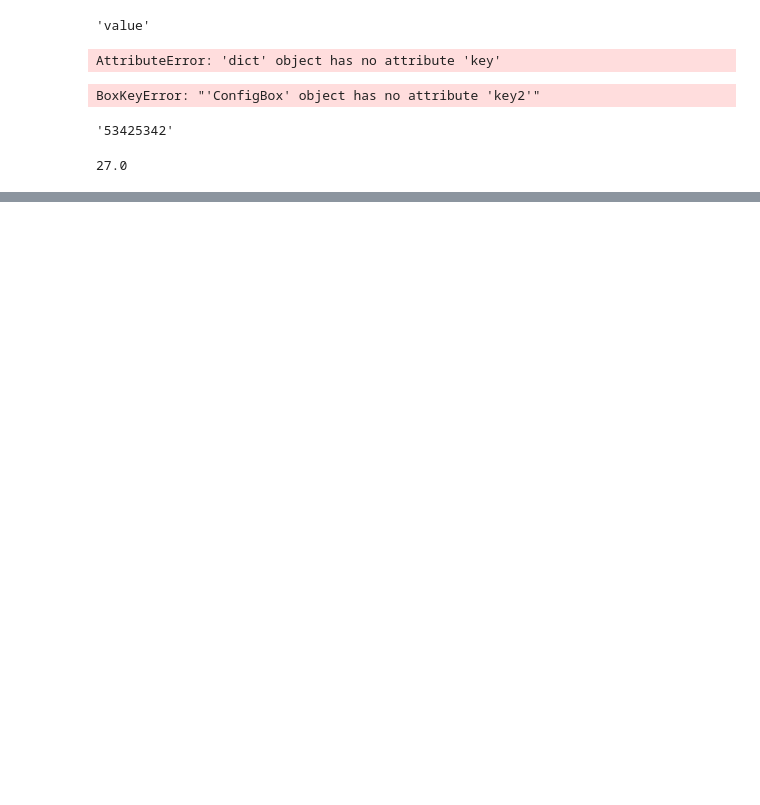
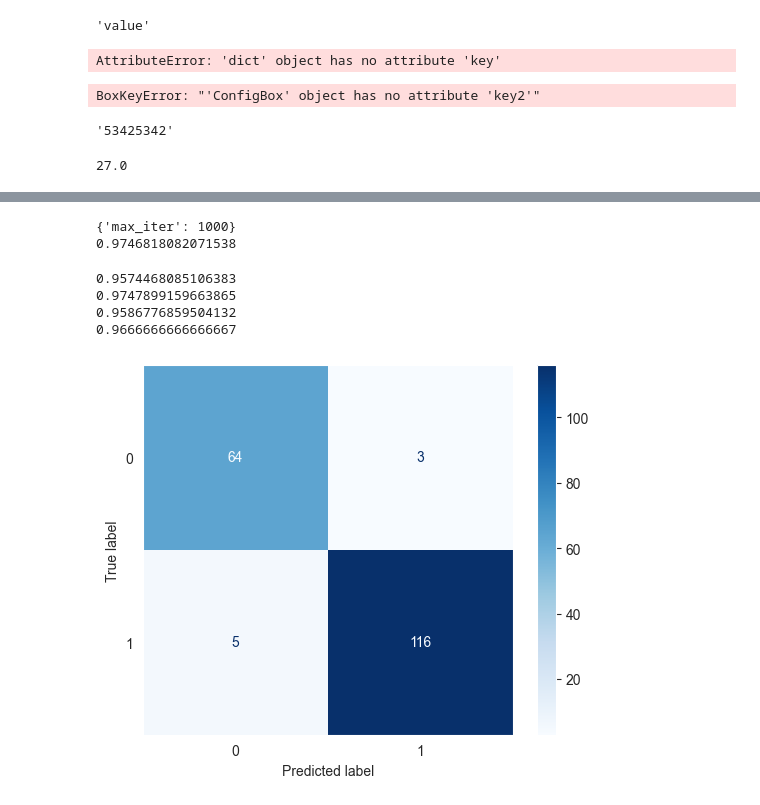
Before and after one commit to ManudevVerma/chest_cancer_classifier, a Jupyter notebook: research/trials.ipynb, the cells around one changed output, grey strips where cells are left out. Saved outputs shown, nothing was run; the diff lists cells and outputs as text; code cells hidden in the pictures; blank space fills up the shorter version.

```diff
--- a/research/trials.ipynb
+++ b/research/trials.ipynb
@@ -35,0 +202,7 @@ getProduct(3.0,9)
+# %%
+params =[{'C':[1,3, 5, 7, 10, 12, 15, 20, 100]}, {'max_iter':[100,150, 500, 1000, 1500, 2000]}]
+# %%
+LogisticModel = LogisticRegression(C=100, max_iter=100)
+# %%
+model = GridSearchCV(LogisticModel, param_grid=params, scoring = 'f1', cv=5)
+model.fit(x_train, y_train)
@@ -35,0 +231,29 @@ getProduct(3.0,9)
+# %%
+print(model.best_params_)
+print(model.best_score_)
+# %% [output]
+{'max_iter': 1000}
+0.9746818082071538
+# %%
+y_pred = model.predict(x_test)
+
+from sklearn.metrics import accuracy_score, precision_score, recall_score, f1_score
+print(accuracy_score(y_test, y_pred))
+print(precision_score(y_test, y_pred))
+print(recall_score(y_test, y_pred))
+print(f1_score(y_test, y_pred))
+# %% [output]
+0.9574468085106383
+0.9747899159663865
+0.9586776859504132
+0.9666666666666667
+# %%
+from sklearn.metrics import confusion_matrix, ConfusionMatrixDisplay, classification_report
+cm = confusion_matrix(y_test, y_pred)
+disp = ConfusionMatrixDisplay(confusion_matrix=cm)
+fig, ax = plt.subplots()
+disp.plot(cmap=plt.cm.Blues, ax=ax)
+ax.grid(False)
+plt.show()
+# %% [output]
+[figure, added]
```
Also changed, not shown: parts of 36 cells of this notebook, 10 other files.
